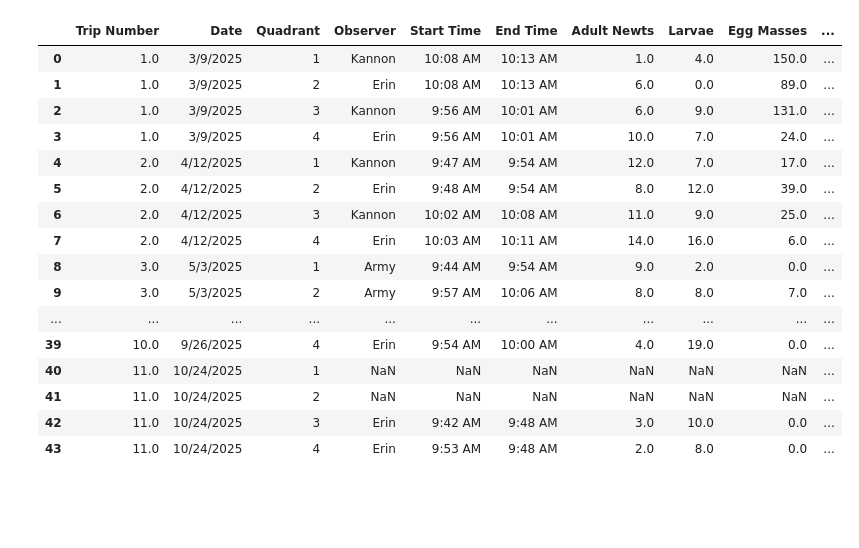
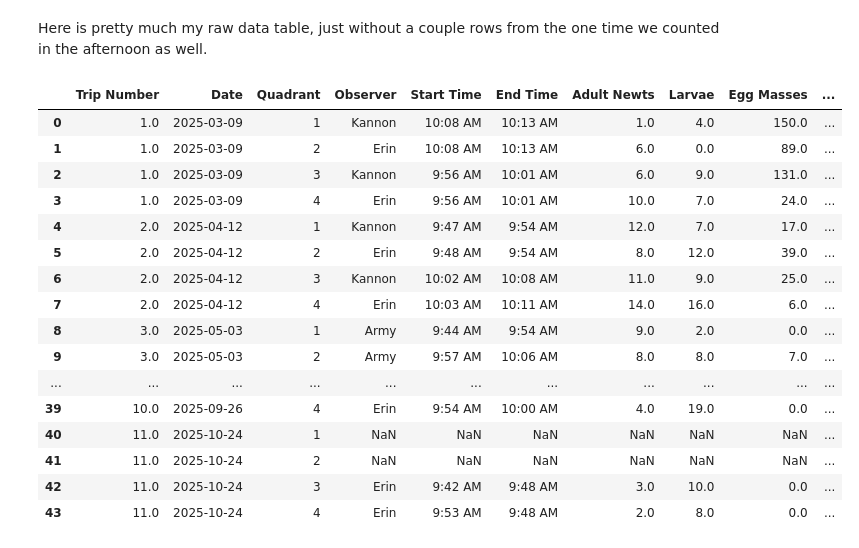
Before and after one commit to cloover7/nesis, a Jupyter notebook: newt_counts.ipynb, the cells around one changed output. Saved outputs shown, nothing was run; the diff lists cells and outputs as text; code cells hidden in the pictures; blank space fills up the shorter version.

Commit message:
some prelim data analysis! 11/5

```diff
--- a/newt_counts.ipynb
+++ b/newt_counts.ipynb
@@ -27,23 +11,27 @@ Successfully installed pandas-2.3.3 pytz-2025.2 tzdata-2025.2
 # %%
 newts = pd.read_csv('data/newt count data - Sheet1.csv')
+# %% [markdown]
+Here is pretty much my raw data table, just without a couple rows from the one time we counted in the afternoon as well.
 # %%
+# remove that one time we counted the newts in the afternoon too
 cleaned = newts.drop(newts.iloc[12:16].index).reset_index(drop=True)
+cleaned.Date = pd.to_datetime(cleaned['Date'])
 cleaned
 # %% [output]
 |  | Trip Number | Date | Quadrant | Observer | Start Time | End Time | Adult Newts | Larvae | Egg Masses | ... |
-| 0 | 1.0 | 3/9/2025 | 1 | Kannon | 10:08 AM | 10:13 AM | 1.0 | 4.0 | 150.0 | ... |
-| 1 | 1.0 | 3/9/2025 | 2 | Erin | 10:08 AM | 10:13 AM | 6.0 | 0.0 | 89.0 | ... |
-| 2 | 1.0 | 3/9/2025 | 3 | Kannon | 9:56 AM | 10:01 AM | 6.0 | 9.0 | 131.0 | ... |
-| 3 | 1.0 | 3/9/2025 | 4 | Erin | 9:56 AM | 10:01 AM | 10.0 | 7.0 | 24.0 | ... |
-| 4 | 2.0 | 4/12/2025 | 1 | Kannon | 9:47 AM | 9:54 AM | 12.0 | 7.0 | 17.0 | ... |
-| 5 | 2.0 | 4/12/2025 | 2 | Erin | 9:48 AM | 9:54 AM | 8.0 | 12.0 | 39.0 | ... |
-| 6 | 2.0 | 4/12/2025 | 3 | Kannon | 10:02 AM | 10:08 AM | 11.0 | 9.0 | 25.0 | ... |
-| 7 | 2.0 | 4/12/2025 | 4 | Erin | 10:03 AM | 10:11 AM | 14.0 | 16.0 | 6.0 | ... |
-| 8 | 3.0 | 5/3/2025 | 1 | Army | 9:44 AM | 9:54 AM | 9.0 | 2.0 | 0.0 | ... |
-| 9 | 3.0 | 5/3/2025 | 2 | Army | 9:57 AM | 10:06 AM | 8.0 | 8.0 | 7.0 | ... |
+| 0 | 1.0 | 2025-03-09 | 1 | Kannon | 10:08 AM | 10:13 AM | 1.0 | 4.0 | 150.0 | ... |
+| 1 | 1.0 | 2025-03-09 | 2 | Erin | 10:08 AM | 10:13 AM | 6.0 | 0.0 | 89.0 | ... |
+| 2 | 1.0 | 2025-03-09 | 3 | Kannon | 9:56 AM | 10:01 AM | 6.0 | 9.0 | 131.0 | ... |
+| 3 | 1.0 | 2025-03-09 | 4 | Erin | 9:56 AM | 10:01 AM | 10.0 | 7.0 | 24.0 | ... |
+| 4 | 2.0 | 2025-04-12 | 1 | Kannon | 9:47 AM | 9:54 AM | 12.0 | 7.0 | 17.0 | ... |
+| 5 | 2.0 | 2025-04-12 | 2 | Erin | 9:48 AM | 9:54 AM | 8.0 | 12.0 | 39.0 | ... |
+| 6 | 2.0 | 2025-04-12 | 3 | Kannon | 10:02 AM | 10:08 AM | 11.0 | 9.0 | 25.0 | ... |
+| 7 | 2.0 | 2025-04-12 | 4 | Erin | 10:03 AM | 10:11 AM | 14.0 | 16.0 | 6.0 | ... |
+| 8 | 3.0 | 2025-05-03 | 1 | Army | 9:44 AM | 9:54 AM | 9.0 | 2.0 | 0.0 | ... |
+| 9 | 3.0 | 2025-05-03 | 2 | Army | 9:57 AM | 10:06 AM | 8.0 | 8.0 | 7.0 | ... |
 | ... | ... | ... | ... | ... | ... | ... | ... | ... | ... | ... |
-| 39 | 10.0 | 9/26/2025 | 4 | Erin | 9:54 AM | 10:00 AM | 4.0 | 19.0 | 0.0 | ... |
-| 40 | 11.0 | 10/24/2025 | 1 | NaN | NaN | NaN | NaN | NaN | NaN | ... |
-| 41 | 11.0 | 10/24/2025 | 2 | NaN | NaN | NaN | NaN | NaN | NaN | ... |
-| 42 | 11.0 | 10/24/2025 | 3 | Erin | 9:42 AM | 9:48 AM | 3.0 | 10.0 | 0.0 | ... |
-| 43 | 11.0 | 10/24/2025 | 4 | Erin | 9:53 AM | 9:48 AM | 2.0 | 8.0 | 0.0 | ... |
+| 39 | 10.0 | 2025-09-26 | 4 | Erin | 9:54 AM | 10:00 AM | 4.0 | 19.0 | 0.0 | ... |
+| 40 | 11.0 | 2025-10-24 | 1 | NaN | NaN | NaN | NaN | NaN | NaN | ... |
+| 41 | 11.0 | 2025-10-24 | 2 | NaN | NaN | NaN | NaN | NaN | NaN | ... |
+| 42 | 11.0 | 2025-10-24 | 3 | Erin | 9:42 AM | 9:48 AM | 3.0 | 10.0 | 0.0 | ... |
+| 43 | 11.0 | 2025-10-24 | 4 | Erin | 9:53 AM | 9:48 AM | 2.0 | 8.0 | 0.0 | ... |
```
Also changed, not shown: parts of 11 cells of this notebook, 2 other files.
